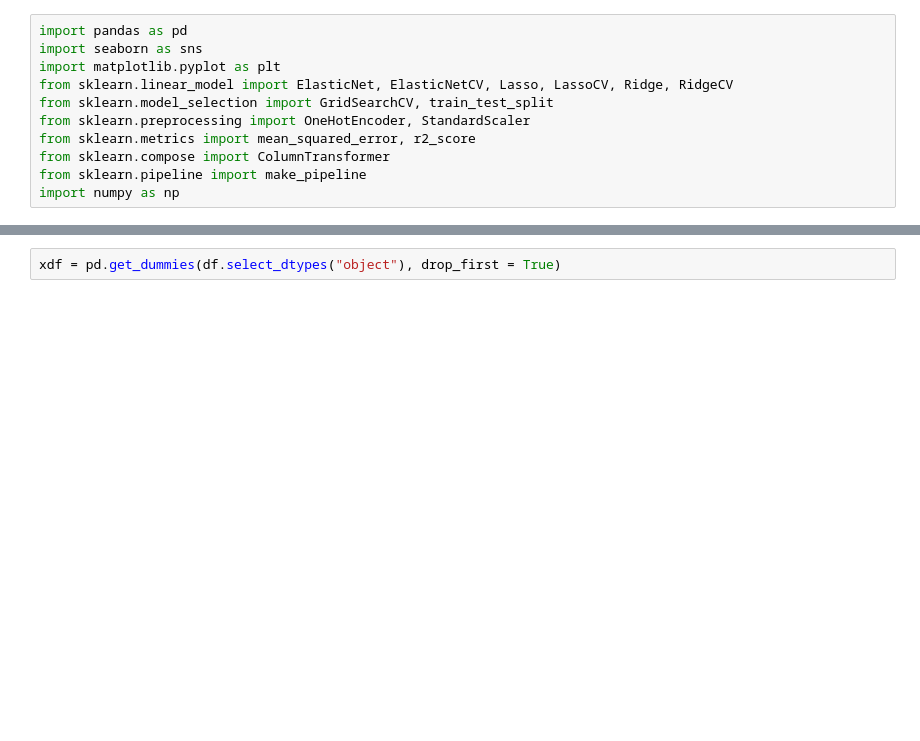
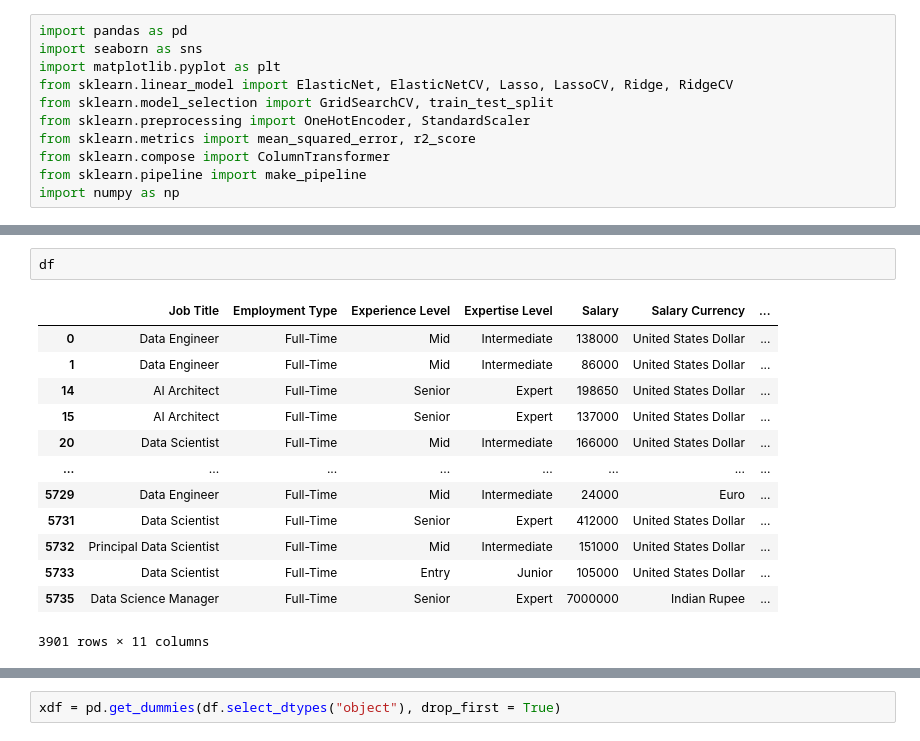
Before and after one commit to joshred83/cda_project, a Jupyter notebook: elastic.ipynb, the cells around one changed output, grey strips where cells are left out. Drawn from its saved outputs; the diff is of its cells as text; blank space fills up the shorter version.

```diff
--- a/elastic.ipynb
+++ b/elastic.ipynb
@@ -16,0 +102,16 @@ df = pd.read_csv(r"data/salaries.csv")
+# %%
+df
+# %% [output]
+|  | Job Title | Employment Type | Experience Level | Expertise Level | Salary | Salary Currency | ... |
+| 0 | Data Engineer | Full-Time | Mid | Intermediate | 138000 | United States Dollar | ... |
+| 1 | Data Engineer | Full-Time | Mid | Intermediate | 86000 | United States Dollar | ... |
+| 14 | AI Architect | Full-Time | Senior | Expert | 198650 | United States Dollar | ... |
+| 15 | AI Architect | Full-Time | Senior | Expert | 137000 | United States Dollar | ... |
+| 20 | Data Scientist | Full-Time | Mid | Intermediate | 166000 | United States Dollar | ... |
+| ... | ... | ... | ... | ... | ... | ... | ... |
+| 5729 | Data Engineer | Full-Time | Mid | Intermediate | 24000 | Euro | ... |
+| 5731 | Data Scientist | Full-Time | Senior | Expert | 412000 | United States Dollar | ... |
+| 5732 | Principal Data Scientist | Full-Time | Mid | Intermediate | 151000 | United States Dollar | ... |
+| 5733 | Data Scientist | Full-Time | Entry | Junior | 105000 | United States Dollar | ... |
+| 5735 | Data Science Manager | Full-Time | Senior | Expert | 7000000 | Indian Rupee | ... |
+3901 rows × 11 columns
```
Also changed, not shown: parts of 19 cells of this notebook, 1 other file.
